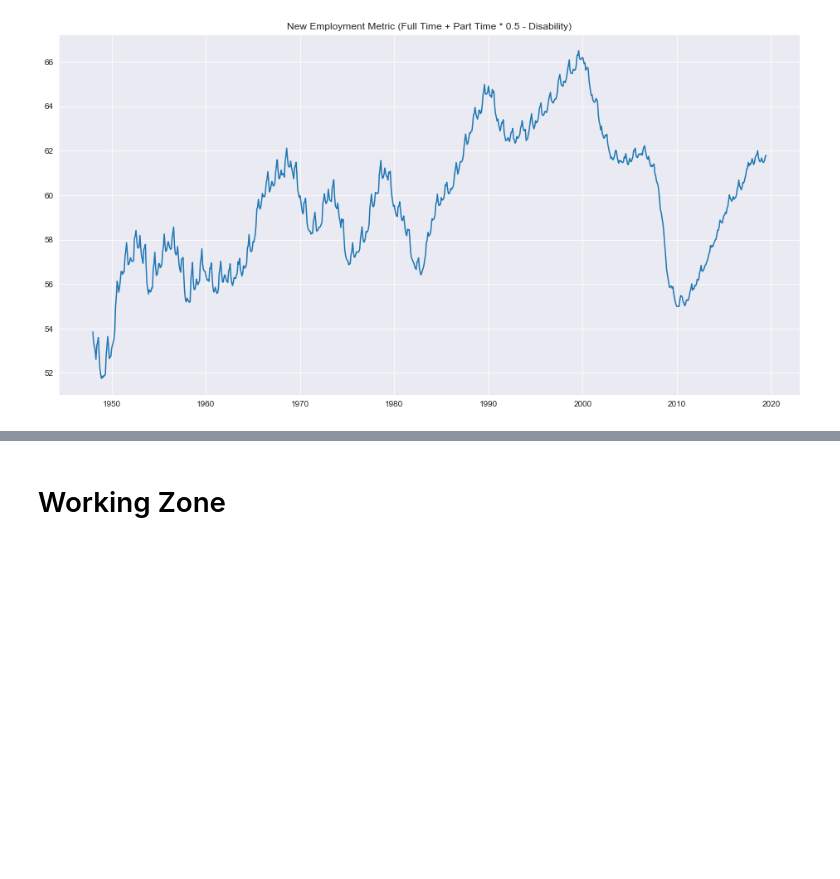
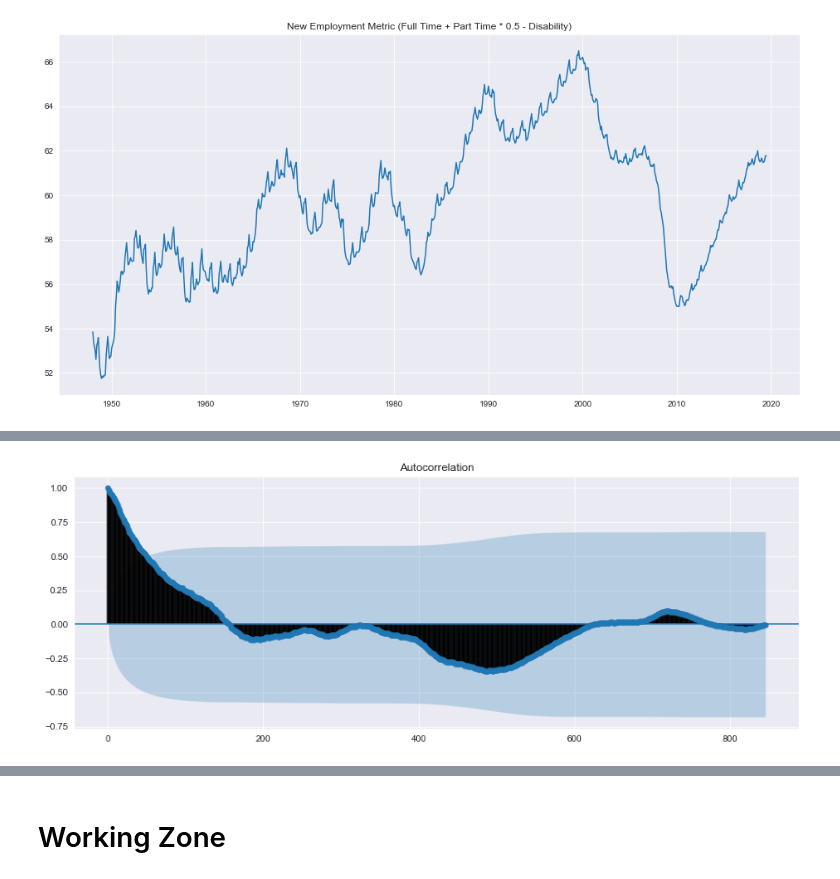
Before and after one commit to zapatos24/Employment_Prediction_LSTM_NN, a Jupyter notebook: mod_7_project.ipynb, the cells around one changed output, grey strips where cells are left out. Drawn from its saved outputs; the diff is of its cells as text; code cells hidden in the pictures; blank space fills up the shorter version.

```diff
--- a/mod_7_project.ipynb
+++ b/mod_7_project.ipynb
@@ -1269,0 +1286,5 @@ Text(0.5, 1.0, 'New Employment Metric (Full Time + Part Time * 0.5 - Disability)
+# %%
+plot_acf(model_df['New_Employment_Metric'])
+plt.show()
+# %% [output]
+[figure, added]
```
Also changed, not shown: parts of 31 cells of this notebook, 2 other files.
